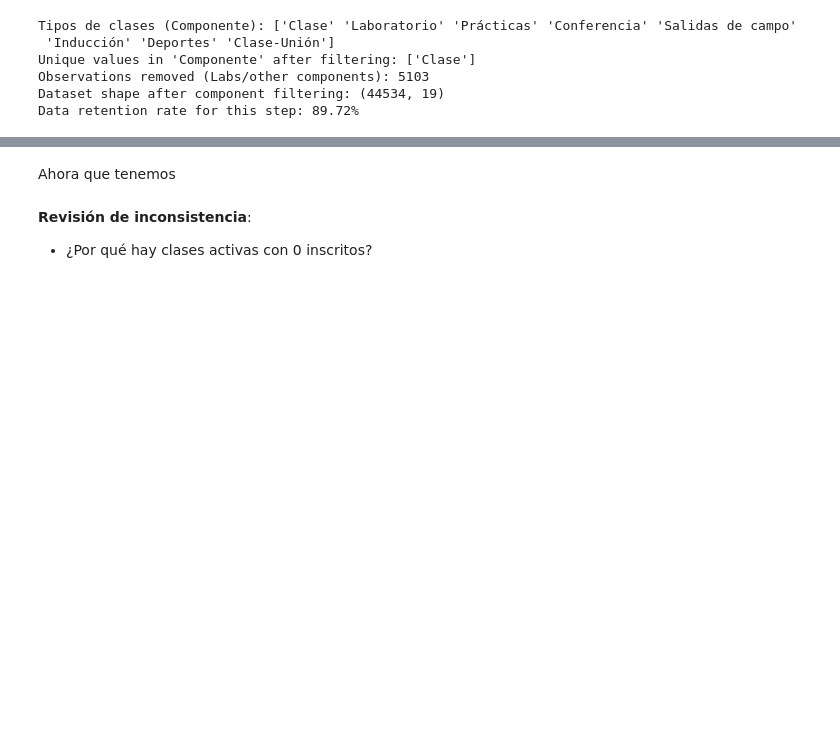
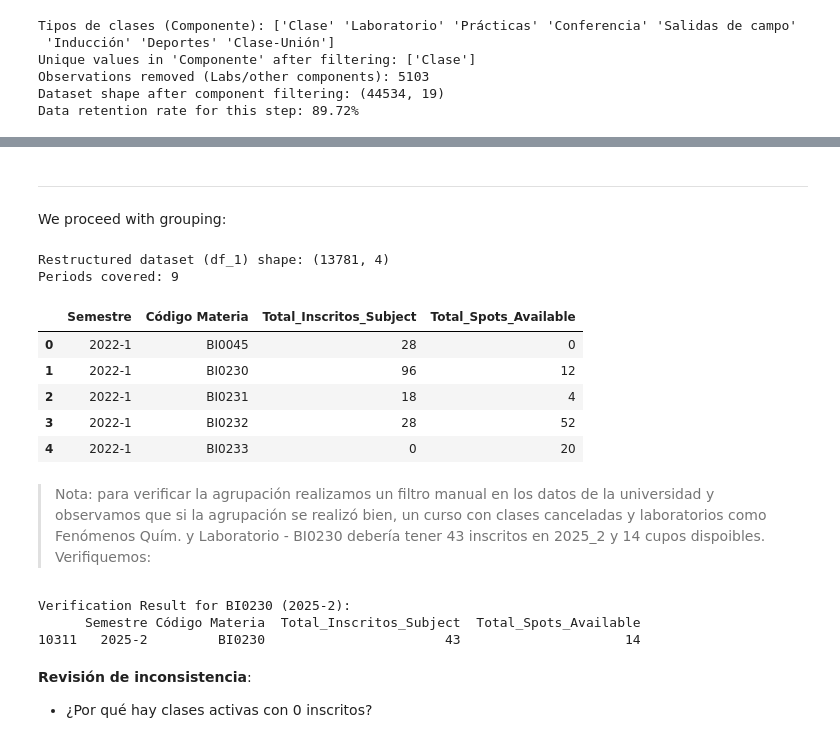
Before and after one commit to SaraMR9/Maestria---Fundamentos-en-ciencia-de-datos, a Jupyter notebook: Proyecto_Final/notebooks/20260207_Final_Project.ipynb, the cells around one changed output, grey strips where cells are left out. Saved outputs shown, nothing was run; the diff lists cells and outputs as text; code cells hidden in the pictures; blank space fills up the shorter version.

```diff
--- a/Proyecto_Final/notebooks/20260207_Final_Project.ipynb
+++ b/Proyecto_Final/notebooks/20260207_Final_Project.ipynb
@@ -526,5 +602,57 @@ Index(['Semestre', 'Código Materia', 'Nombre Materia', 'Sección',
+# %% [markdown]
+---
+# %% [markdown]
+We proceed with grouping:
+# %%
+# 1. Select only the necessary columns for the subject-level analysis
+columns_to_keep = ['Semestre', 'Código Materia', 'Total Inscritos', '# Cupos disponibles']
+df_subset = df[columns_to_keep]
+
+# 2. Group by Semester and Subject identifiers
+# We sum the enrollment and available spots to get the total subject volume
+df_1 = df_subset.groupby(['Semestre', 'Código Materia']).agg({
+    'Total Inscritos': 'sum',
+    '# Cupos disponibles': 'sum'
+}).reset_index()
+
+# 3. Rename columns for clarity in the final dataset
+df_1 = df_1.rename(columns={
+    'Total Inscritos': 'Total_Inscritos_Subject',
+    '# Cupos disponibles': 'Total_Spots_Available'
+})
+
+# --- Print verification ---
+print(f"Restructured dataset (df_1) shape: {df_1.shape}")
+print(f"Periods covered: {df_1['Semestre'].nunique()}")
+df_1.head()
+# %% [output]
+Restructured dataset (df_1) shape: (13781, 4)
+Periods covered: 9
+|  | Semestre | Código Materia | Total_Inscritos_Subject | Total_Spots_Available |
+| 0 | 2022-1 | BI0045 | 28 | 0 |
+| 1 | 2022-1 | BI0230 | 96 | 12 |
+| 2 | 2022-1 | BI0231 | 18 | 4 |
+| 3 | 2022-1 | BI0232 | 28 | 52 |
+| 4 | 2022-1 | BI0233 | 0 | 20 |
 # %% [markdown]
-Ahora que tenemos
+> Nota: para verificar la agrupación realizamos un filtro manual en los datos de la universidad y observamos que si la agrupación se realizó bien, un curso con clases canceladas y laboratorios como Fenómenos Quím. y Laboratorio - BI0230 debería tener 43 inscritos en 2025_2 y 14 cupos dispoibles. Verifiquemos:
+# %%
+# Filter the grouped dataframe (df_1) for the specific subject and semester
+verification = df_1[
+    (df_1['Código Materia'] == 'BI0230') &
+    (df_1['Semestre'] == '2025-2')
+]
+
+# Display the result to confirm if it matches: 43 Enrolled and 14 Spots Available
+if not verification.empty:
+    print("Verification Result for BI0230 (2025-2):")
+    print(verification[['Semestre', 'Código Materia', 'Total_Inscritos_Subject', 'Total_Spots_Available']])
+else:
+    print("Record not found. Please double-check the filtering steps or the Semester/Code string values.")
+# %% [output]
+Verification Result for BI0230 (2025-2):
+      Semestre Código Materia  Total_Inscritos_Subject  Total_Spots_Available
+10311   2025-2         BI0230                       43                     14
 # %% [markdown]
 **Revisión de inconsistencia**:
 
```
Also changed, not shown: parts of 6 cells of this notebook.
